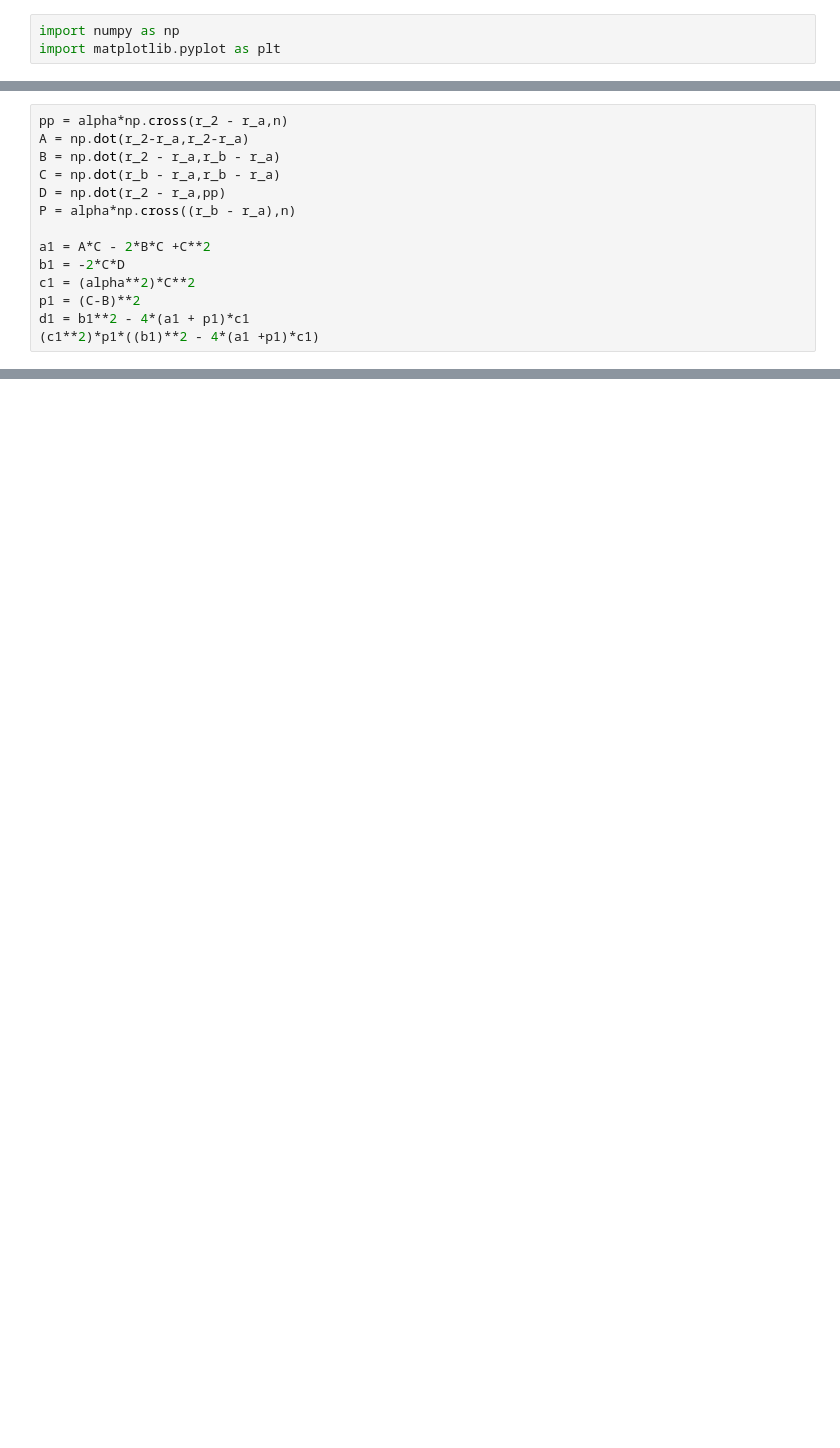
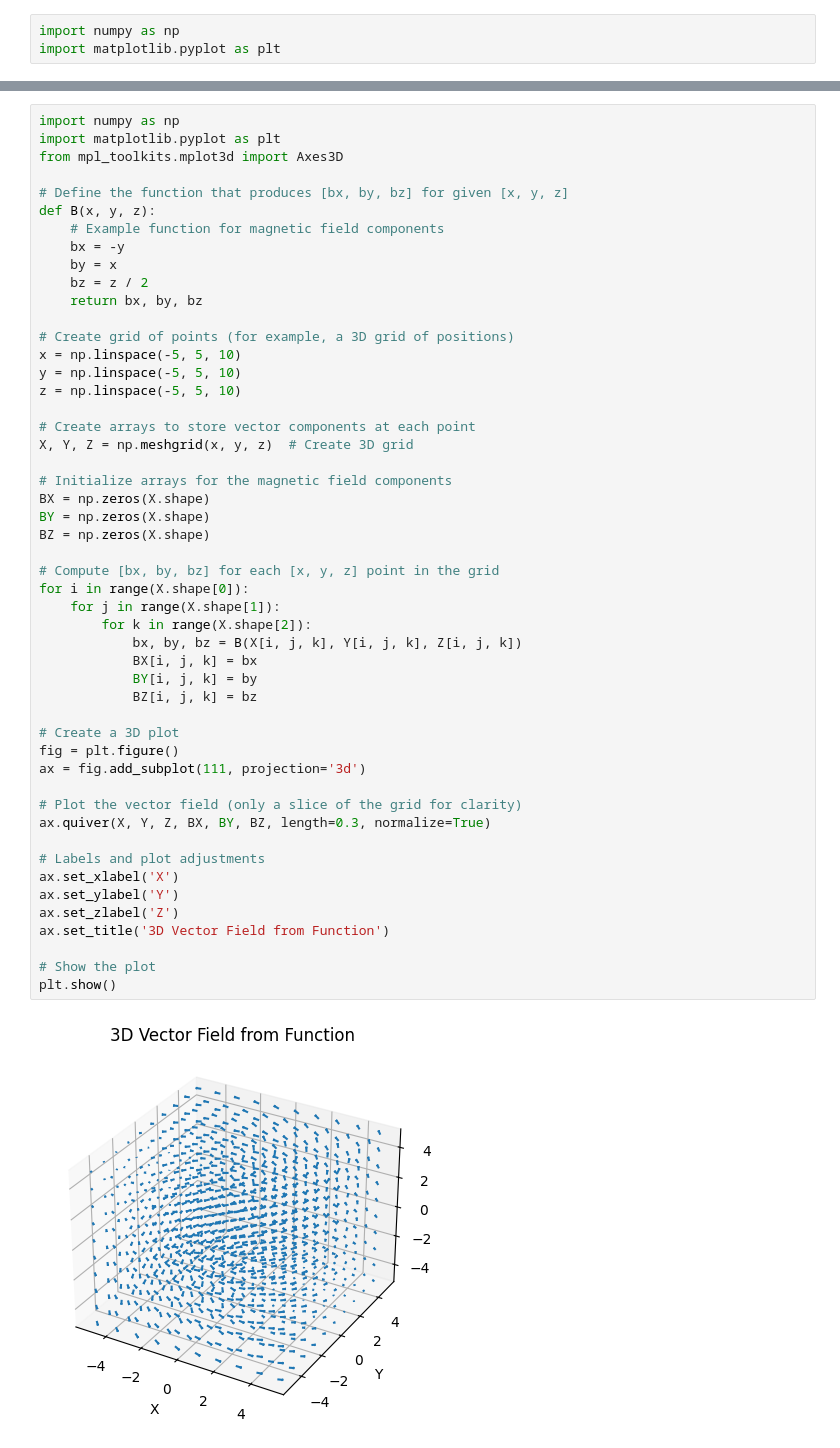
Before and after one commit to benfox4543/YB-zeeman-slower, a Jupyter notebook: mag_prof.ipynb, the cells around one changed output, grey strips where cells are left out. Cells and saved outputs as stored; diff of their text form; blank space fills up the shorter version.

Commit message:
making a cube and finindg away of testing my sheet function

```diff
--- a/mag_prof.ipynb
+++ b/mag_prof.ipynb
@@ -94,14 +100,0 @@ plt.tight_layout()
-# %%
-pp = alpha*np.cross(r_2 - r_a,n)
-A = np.dot(r_2-r_a,r_2-r_a)
-B = np.dot(r_2 - r_a,r_b - r_a)
-C = np.dot(r_b - r_a,r_b - r_a)
-D = np.dot(r_2 - r_a,pp)
-P = alpha*np.cross((r_b - r_a),n)
-
-a1 = A*C - 2*B*C +C**2
-b1 = -2*C*D
-c1 = (alpha**2)*C**2
-p1 = (C-B)**2
-d1 = b1**2 - 4*(a1 + p1)*c1
-(c1**2)*p1*((b1)**2 - 4*(a1 +p1)*c1)
@@ -112,0 +116,52 @@ d1 = b1**2 - 4*(a1 + p1)*c1
+# %%
+import numpy as np
+import matplotlib.pyplot as plt
+from mpl_toolkits.mplot3d import Axes3D
+
+# Define the function that produces [bx, by, bz] for given [x, y, z]
+def B(x, y, z):
+    # Example function for magnetic field components
+    bx = -y
+    by = x
+    bz = z / 2
+    return bx, by, bz
+
+# Create grid of points (for example, a 3D grid of positions)
+x = np.linspace(-5, 5, 10)
+y = np.linspace(-5, 5, 10)
+z = np.linspace(-5, 5, 10)
+
+# Create arrays to store vector components at each point
+X, Y, Z = np.meshgrid(x, y, z)  # Create 3D grid
+
+# Initialize arrays for the magnetic field components
+BX = np.zeros(X.shape)
+BY = np.zeros(X.shape)
+BZ = np.zeros(X.shape)
+
+# Compute [bx, by, bz] for each [x, y, z] point in the grid
+for i in range(X.shape[0]):
+    for j in range(X.shape[1]):
+        for k in range(X.shape[2]):
+            bx, by, bz = B(X[i, j, k], Y[i, j, k], Z[i, j, k])
+            BX[i, j, k] = bx
+            BY[i, j, k] = by
+            BZ[i, j, k] = bz
+
+# Create a 3D plot
+fig = plt.figure()
+ax = fig.add_subplot(111, projection='3d')
+
+# Plot the vector field (only a slice of the grid for clarity)
+ax.quiver(X, Y, Z, BX, BY, BZ, length=0.3, normalize=True)
+
+# Labels and plot adjustments
+ax.set_xlabel('X')
+ax.set_ylabel('Y')
+ax.set_zlabel('Z')
+ax.set_title('3D Vector Field from Function')
+
+# Show the plot
+plt.show()
+# %% [output]
+[figure, added]
```
Also changed, not shown: parts of 9 cells of this notebook.
